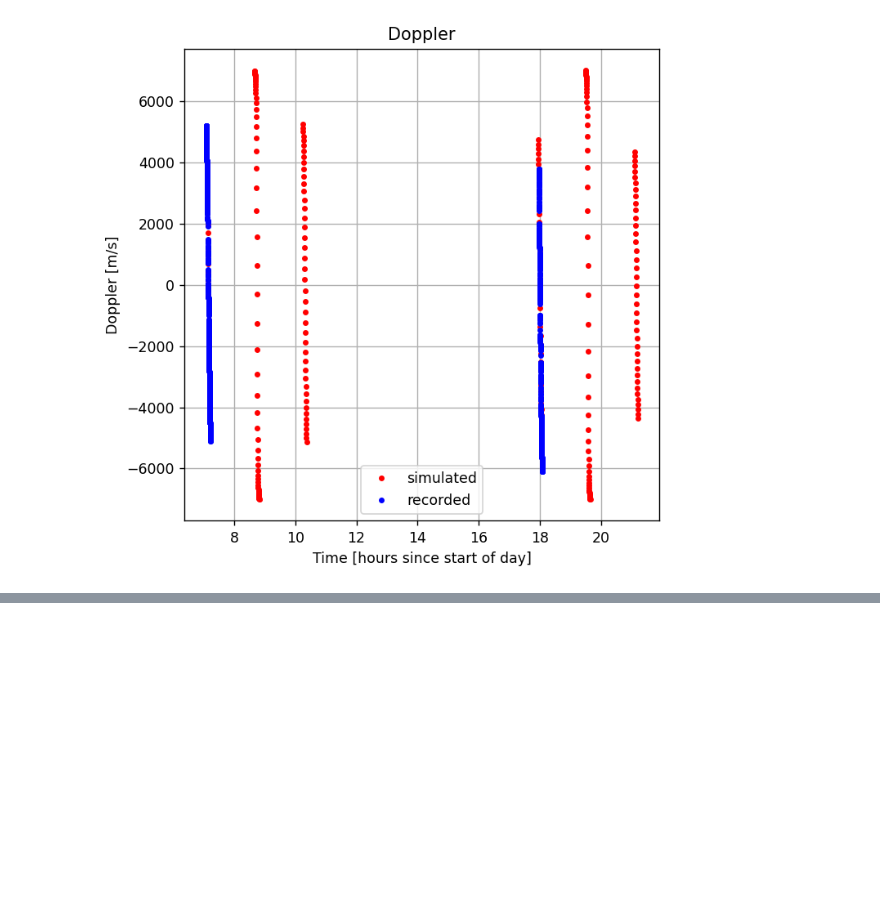
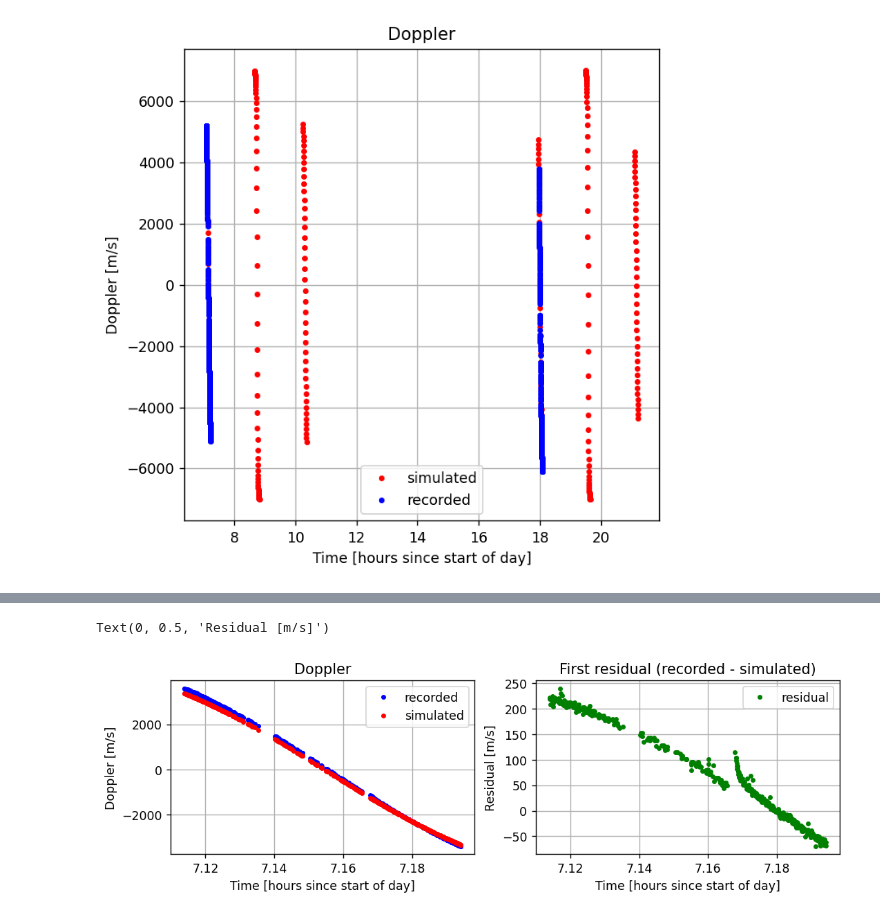
Before and after one commit to DopTrack/estimate, a Jupyter notebook: Assignment1.ipynb, the cells around one changed output, grey strips where cells are left out. Saved outputs shown, nothing was run; the diff lists cells and outputs as text; code cells hidden in the pictures; blank space fills up the shorter version.

Commit message:
small changes to plotting

```diff
--- a/Assignment1.ipynb
+++ b/Assignment1.ipynb
@@ -471,0 +412,46 @@ plt.show()
+# %%
+# Index of the *recorded* pass of interest (warning: the number of recorded passes might differ from the number of simulated passes)
+index_pass = 0
+single_pass_start_time = passes_start_times[index_pass]
+single_pass_end_time = passes_end_times[index_pass]
+
+# Retrieve recorded Doppler data for single pass
+real_obs_single_pass = get_observations_single_pass(single_pass_start_time, single_pass_end_time, observations_set)
+
+# Retrieve simulated Doppler data for single pass
+simulated_obs_single_pass = get_observations_single_pass(single_pass_start_time, single_pass_end_time, simulated_observations)
+
+# Interpolate simulated and recorded observations to identical times
+interpolated_simulated_obs, interpolated_real_obs = interpolate_obs(simulated_obs_single_pass, real_obs_single_pass)
+interpolated_times = interpolated_simulated_obs[:,0]
+
+# Compute first residual between recorded and simulated observations
+first_residual_obs = interpolated_real_obs[:,1] - interpolated_simulated_obs[:,1]
+
+
+# Plot single pass observations (both recorded and simulated, as well as first and second residuals)
+
+fig = plt.figure(figsize=(10,6), dpi=125)
+fig.tight_layout()
+fig.subplots_adjust(hspace=0.3)
+
+ax1 = fig.add_subplot(2,2,1)
+ax3 = fig.add_subplot(2,2,2)
+
+ax1.plot((interpolated_times - start_recording_day)/3600, interpolated_real_obs[:,1], label='recorded', color='blue', linestyle='none', marker='.')
+ax1.plot((interpolated_times - start_recording_day)/3600, interpolated_simulated_obs[:,1], label='simulated', color='red', linestyle='none', marker='.')
+ax1.grid()
+ax1.set_title(f'Doppler')
+ax1.legend()
+ax1.set_xlabel('Time [hours since start of day]')
+ax1.set_ylabel('Doppler [m/s]')
+
+ax3.plot((interpolated_times - start_recording_day)/3600, first_residual_obs, label='first residual', color='green', linestyle='none', marker='.')
+ax3.grid()
+ax3.set_title(f'First residual (recorded - simulated)')
+ax3.legend()
+ax3.set_xlabel('Time [hours since start of day]')
+ax3.set_ylabel('Residual [m/s]')
+# %% [output]
+Text(0, 0.5, 'Residual [m/s]')
+[figure, added]
```
Also changed, not shown: parts of 5 cells of this notebook.
